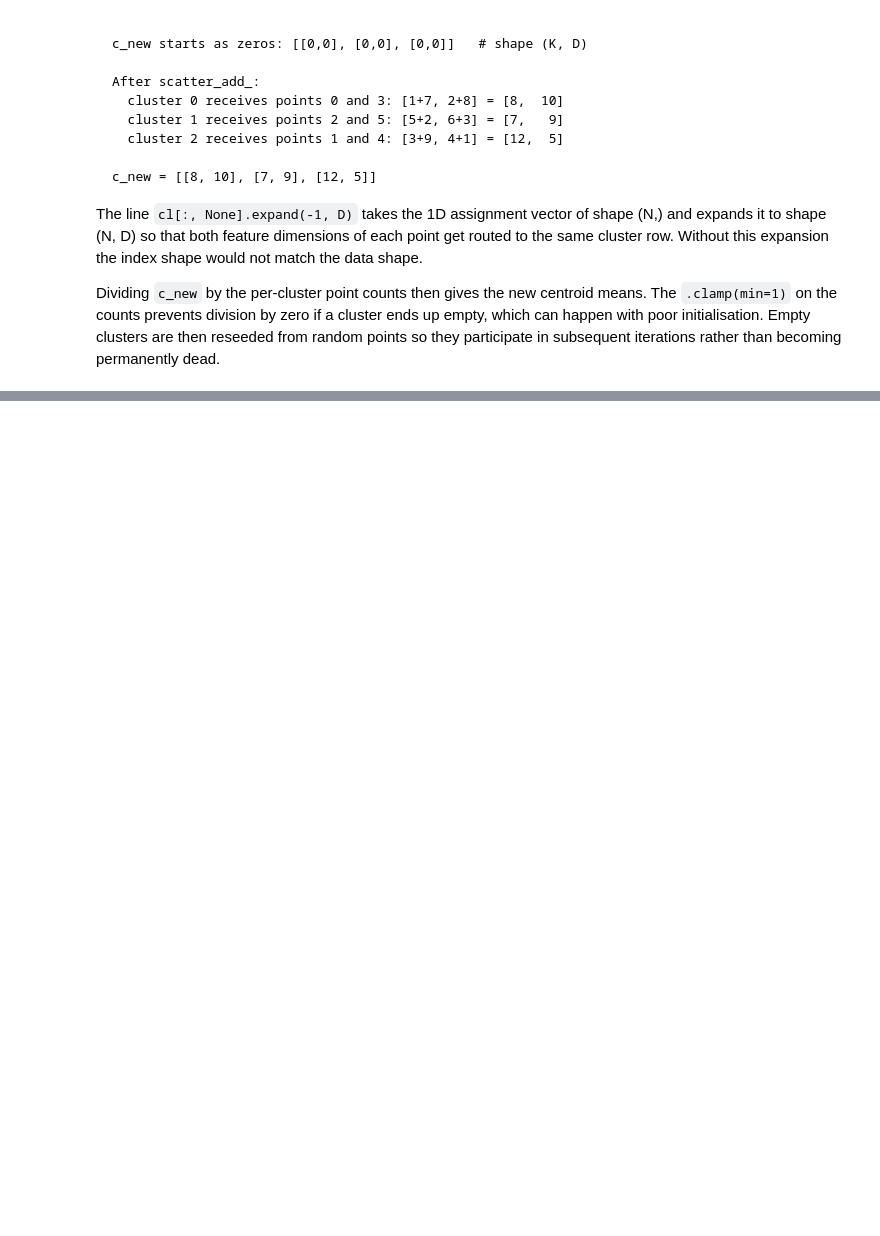
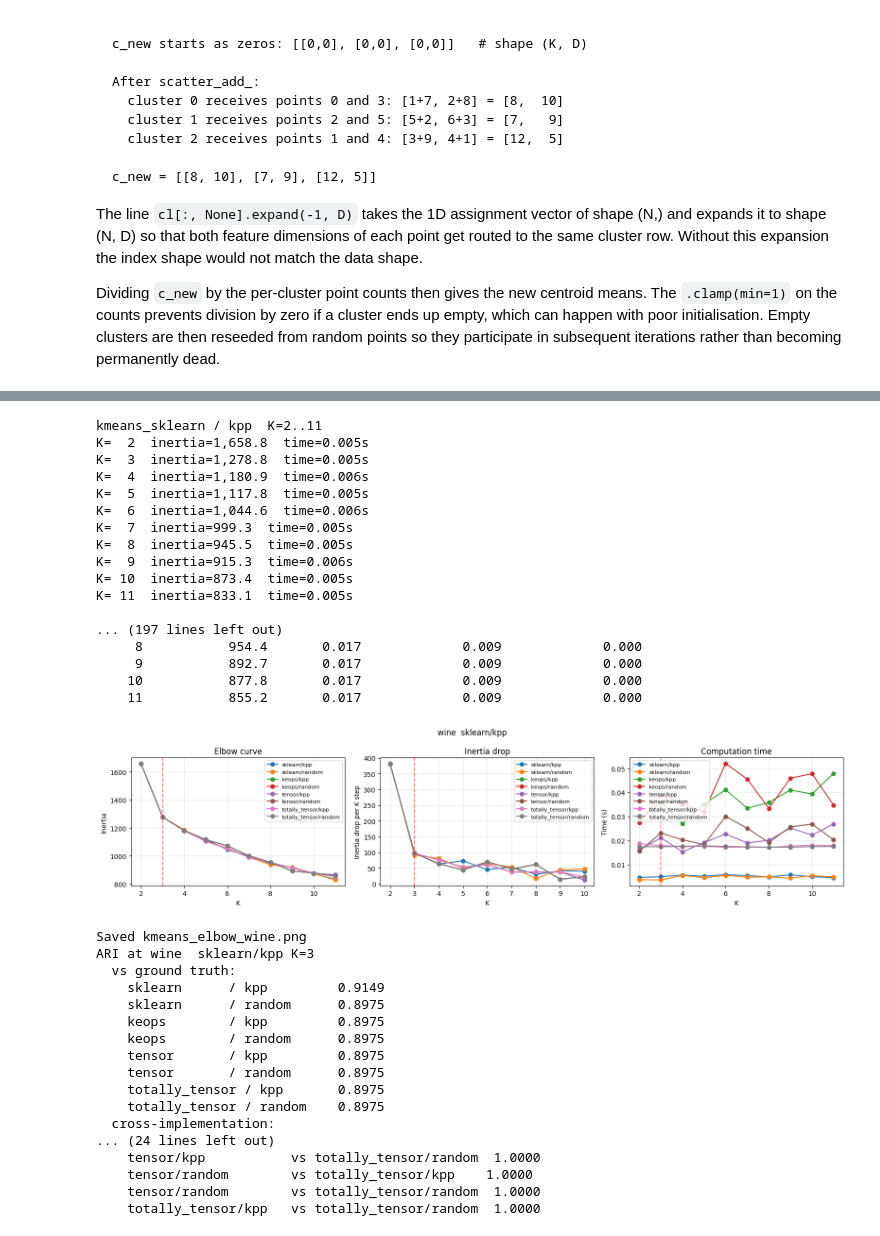
Before and after one commit to flyinacres/keops-kmeans-pub, a Jupyter notebook: kmeans.ipynb, the cells around one changed output, grey strips where cells are left out. Cells and saved outputs as stored; diff of their text form; code cells hidden in the pictures; blank space fills up the shorter version.

```diff
--- a/kmeans.ipynb
+++ b/kmeans.ipynb
@@ -373,6 +552,7 @@ N_POINTS        = 10000
 N_DIMS          = 200
 SPREAD          = 0.8  # std dev within each cluster; lower = tighter clusters
 SEED            = 42
+DATASET_NAME = 'Synth_' + str(SEED)
 
 rng = np.random.default_rng(SEED)
 
@@ -1365,0 +2427,50 @@ At the scales tested here, KeOps and FAISS are broadly comparable in runtime. FA
+# %%
+# Run a couple initialization methods against four kmeans implementations
+results = run_sweep(
+    [kmeans_sklearn, kmeans_keops, kmeans_tensor, kmeans_totally_tensor],
+    {'kpp': init_kmeans_plus_plus, 'random': init_random},
+    x, k_values, n_init=N_INIT, n_iter=N_ITER,
+    dataset_name=DATASET_NAME
+)
+
+memory_summary(results)
+plot_elbow(results)
+
+# ARI will tell you, if there is a true score, how well the clustering was performed
+compare_ari(results, k=N_CLUSTERS_TRUE, labels_true=labels_true)
+# %% [output]
+kmeans_sklearn / kpp  K=2..11
+K=  2  inertia=1,658.8  time=0.005s
+K=  3  inertia=1,278.8  time=0.005s
+K=  4  inertia=1,180.9  time=0.006s
+K=  5  inertia=1,117.8  time=0.005s
+K=  6  inertia=1,044.6  time=0.006s
+K=  7  inertia=999.3  time=0.005s
+K=  8  inertia=945.5  time=0.005s
+K=  9  inertia=915.3  time=0.006s
+K= 10  inertia=873.4  time=0.005s
+K= 11  inertia=833.1  time=0.005s
+
+... (197 lines left out)
+     8           954.4       0.017             0.009             0.000
+     9           892.7       0.017             0.009             0.000
+    10           877.8       0.017             0.009             0.000
+    11           855.2       0.017             0.009             0.000
+[figure, added]
+Saved kmeans_elbow_wine.png
+ARI at wine  sklearn/kpp K=3
+  vs ground truth:
+    sklearn      / kpp         0.9149
+    sklearn      / random      0.8975
+    keops        / kpp         0.8975
+    keops        / random      0.8975
+    tensor       / kpp         0.8975
+    tensor       / random      0.8975
+    totally_tensor / kpp       0.8975
+    totally_tensor / random    0.8975
+  cross-implementation:
+... (24 lines left out)
+    tensor/kpp           vs totally_tensor/random  1.0000
+    tensor/random        vs totally_tensor/kpp    1.0000
+    tensor/random        vs totally_tensor/random  1.0000
+    totally_tensor/kpp   vs totally_tensor/random  1.0000
```
Also changed, not shown: parts of 98 cells of this notebook.
